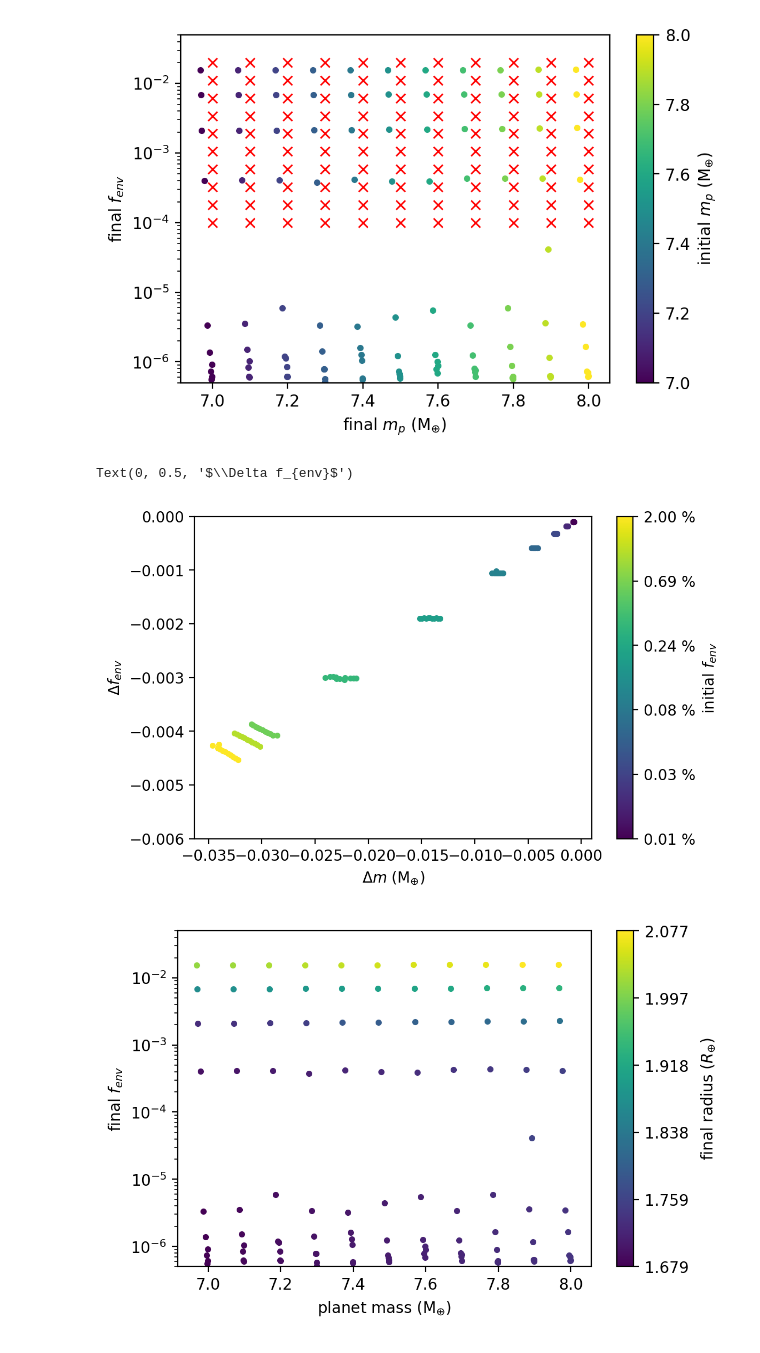
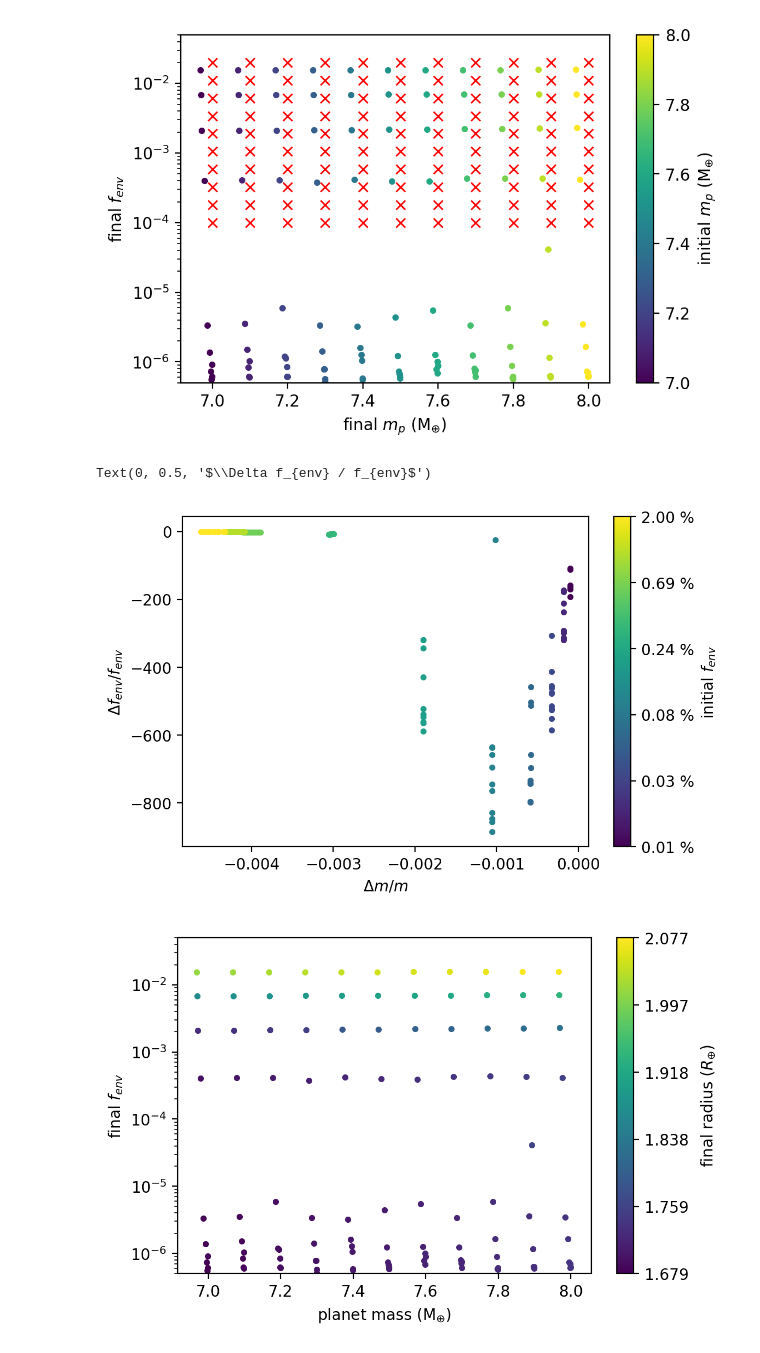
Before and after one commit to bridgethaas/subneptune-generator, a Jupyter notebook: plots.ipynb, the cells around one changed output. Saved outputs shown, nothing was run; the diff lists cells and outputs as text; code cells hidden in the pictures.

```diff
--- a/plots.ipynb
+++ b/plots.ipynb
@@ -21,7 +22,3 @@ ax = plt.gca()
 mpList = list(np.linspace(7.0,8.0,11))
 for i, m in enumerate(mpList):
     mpList[i] = formatstring(m)
-# %%
-fList = list(np.logspace(-4,np.log10(2*(10**-2)),10))
-for i, f in enumerate(fList):
-    fList[i] = formatstring(f)
@@ -70,26 +161,25 @@ plt.gcf().set_dpi(300)
 # %%
-#N_planets x N_timesteps:
-masses = []
-radii = []
-fs = []
-#N-planets
-deltams = []
-deltafs = []
-ages = []
+masses3 = []
+radii3 = []
+fs3 = []
+deltams3 = []
+deltafs3 = []
+ages3 = []
 
 for i, m in enumerate(mpList):
     ent = entropyList[i]
 
-    for j, f in enumerate(fList):
-        h = mr.MesaData('data/biggrid/hist_evolve_%s_%s_0.24000_0.02000_0.03392_%s_0.10000.data'%(m,f,ent),file_type='log')
+    for j, f in enumerate(fList3):
+        #print('data/newgrid/hist_evolve_%s_%s_0.24000_0.02000_0.03392_%s_0.10000.data'%(m,f,ent))
+        h = mr.MesaData('data/newgrid/hist_evolve_%s_%s_0.24000_0.02000_0.03392_%s_0.10000.data'%(m,f,ent),file_type='log')
 
-        masses.append(h.star_mass*mfrac)
-        radii.append(h.radius*rfrac)
-        fs.append(envelope_fraction(h))
+        masses3.append(h.star_mass*mfrac)
+        radii3.append(h.radius*rfrac)
+        fs3.append(envelope_fraction(h))
 
-        deltams.append(deltam(h))
-        deltafs.append(deltaf(h))
-        ages.append(h.star_age[-1])
+        deltams3.append(deltam(h))
+        deltafs3.append(deltaf(h))
+        ages3.append(h.star_age[-1])
 # %%
 min(np.hstack(fs))
 # %% [output]
@@ -144,26 +234,27 @@ logabsmax = np.log10(absmax)
 # %%
 for i in range(0,len(fs)):
     thiscolor = (np.log10(fs[i][0]) - logabsmin)/(logabsmax - logabsmin)
     thiscolor = np.max(thiscolor,0)
-    plt.plot(deltams[i],deltafs[i],'.',c=cmap(thiscolor))
+    #plt.plot(deltams[i],deltafs[i],'.',c=cmap(thiscolor))
+    plt.plot(deltams[i]/masses[i][-1],deltafs[i]/fs[i][-1],'.',c=cmap(thiscolor))
 
 plt.scatter([],[])
 
 plt.gcf().set_dpi(200)
-plt.gca().set_ylim(-0.006,0)
+#plt.gca().set_ylim(-0.006,0)
 cbar = plt.colorbar()
 ticks = cbar.get_ticks()
 cbar.set_ticks(ticks)
 labels = ticks * (logabsmax-logabsmin) + logabsmin
 labels = ['%.2f %%'%(10**label * 100) for label in labels]
 cbar.set_ticklabels(labels)
 cbar.set_label('initial $f_{env}$')
 
-plt.gca().set_xlabel('$\Delta m$ (M$_{\oplus}$)')
-plt.gca().set_ylabel('$\Delta f_{env}$')
+plt.gca().set_xlabel('$\Delta m / m $')
+plt.gca().set_ylabel('$\Delta f_{env} / f_{env}$')
 # %% [output]
-Text(0, 0.5, '$\\Delta f_{env}$')
+Text(0, 0.5, '$\\Delta f_{env} / f_{env}$')
-[figure, old version]
+[figure, new version]
 # %%
 finradii = []
 for i in range(0,len(radii)):
```
Also changed, not shown: parts of 11 cells of this notebook.
